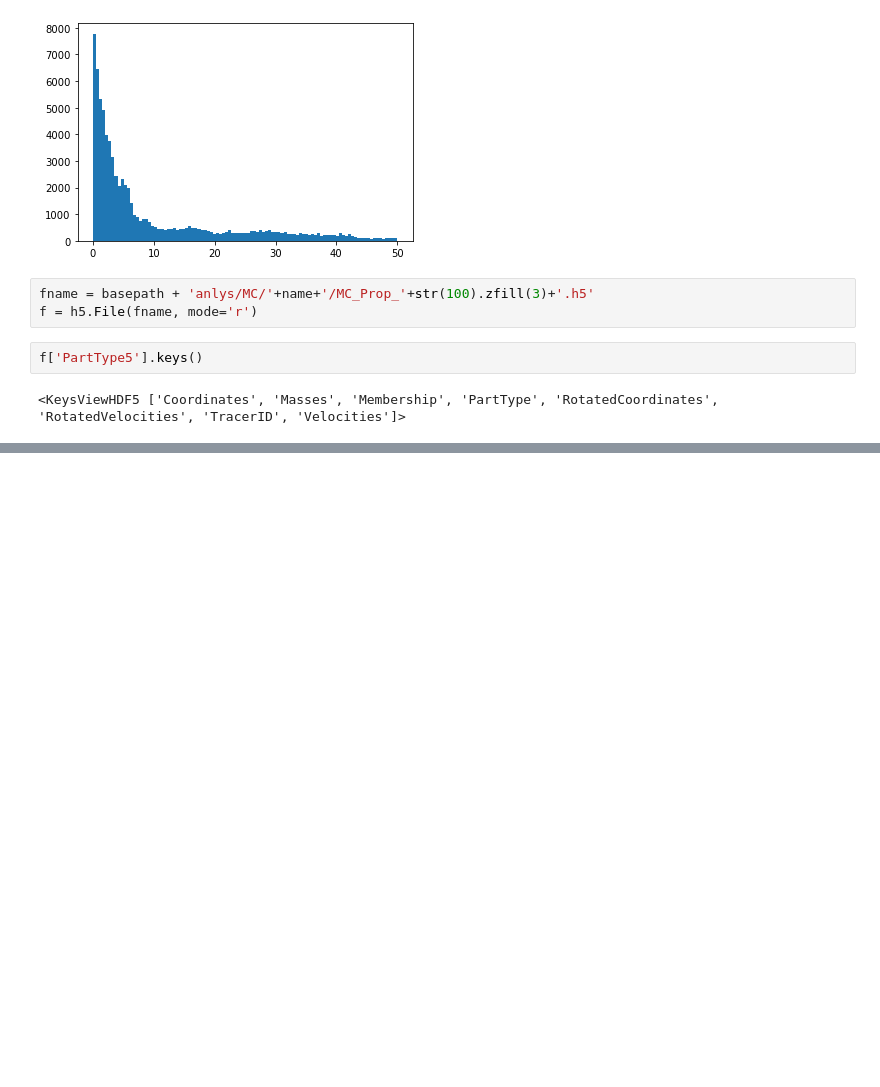
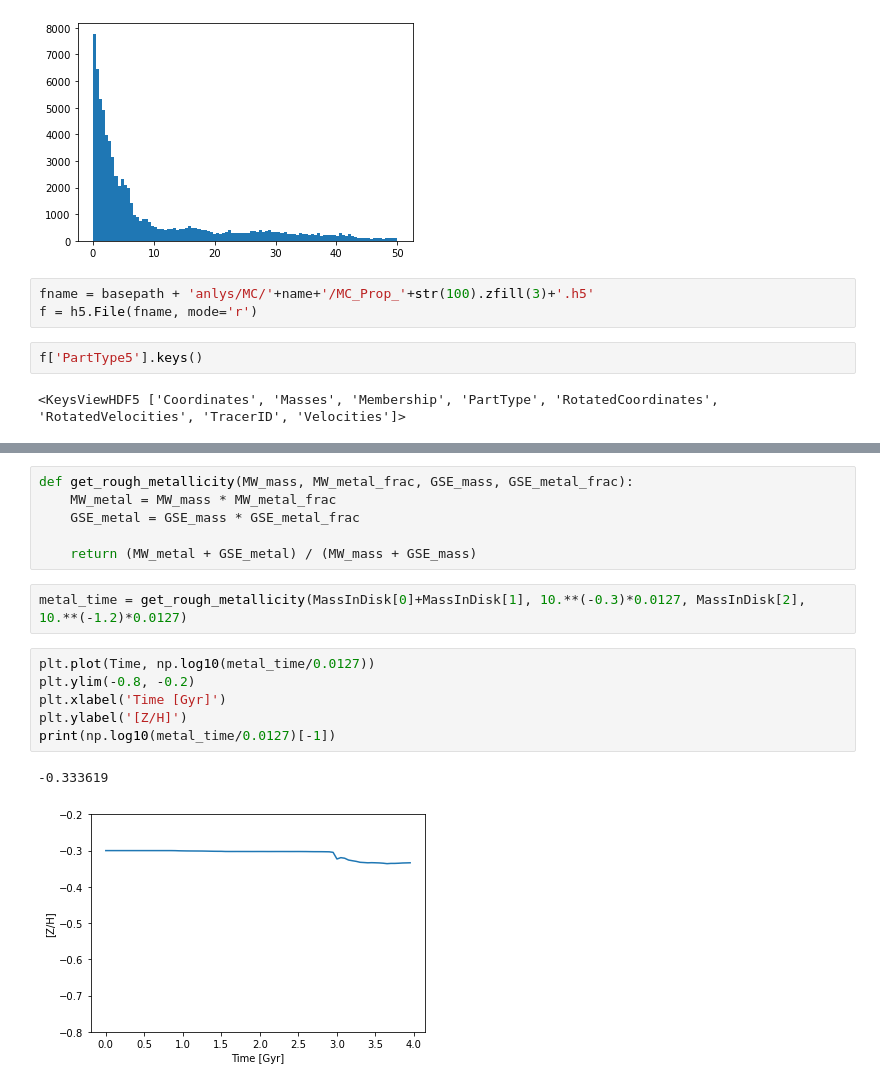
Before and after one commit to gusbeane/GSEgas, a Jupyter notebook: notebooks/MC_tracer.ipynb, the cells around one changed output, grey strips where cells are left out. Saved outputs shown, nothing was run; the diff lists cells and outputs as text; blank space fills up the shorter version.

```diff
--- a/notebooks/MC_tracer.ipynb
+++ b/notebooks/MC_tracer.ipynb
@@ -394,0 +394,17 @@ f['PartType5'].keys()
+# %%
+def get_rough_metallicity(MW_mass, MW_metal_frac, GSE_mass, GSE_metal_frac):
+    MW_metal = MW_mass * MW_metal_frac
+    GSE_metal = GSE_mass * GSE_metal_frac
+
+    return (MW_metal + GSE_metal) / (MW_mass + GSE_mass)
+# %%
+metal_time = get_rough_metallicity(MassInDisk[0]+MassInDisk[1], 10.**(-0.3)*0.0127, MassInDisk[2], 10.**(-1.2)*0.0127)
+# %%
+plt.plot(Time, np.log10(metal_time/0.0127))
+plt.ylim(-0.8, -0.2)
+plt.xlabel('Time [Gyr]')
+plt.ylabel('[Z/H]')
+print(np.log10(metal_time/0.0127)[-1])
+# %% [output]
+-0.333619
+[figure, added]
```
Also changed, not shown: parts of 14 cells of this notebook, 4 other files.
